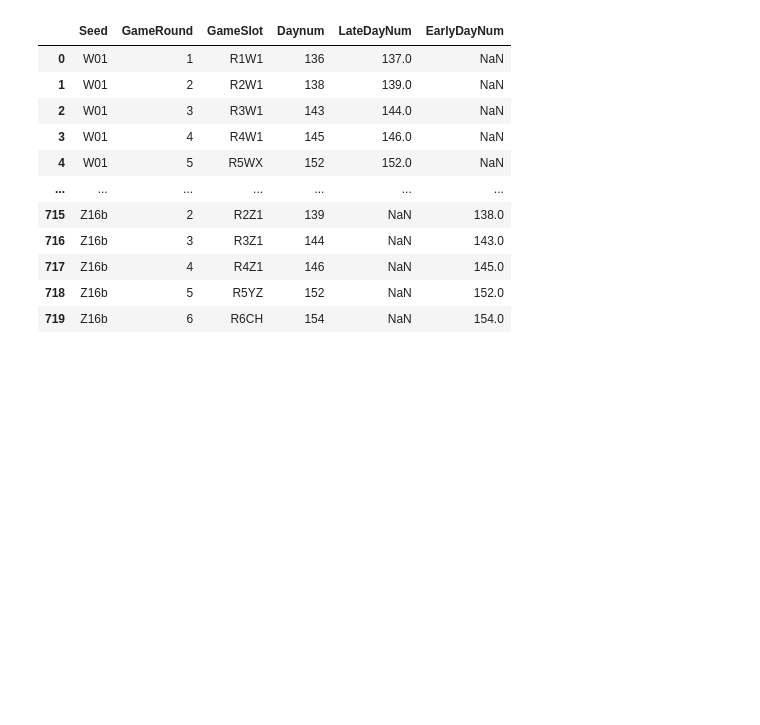
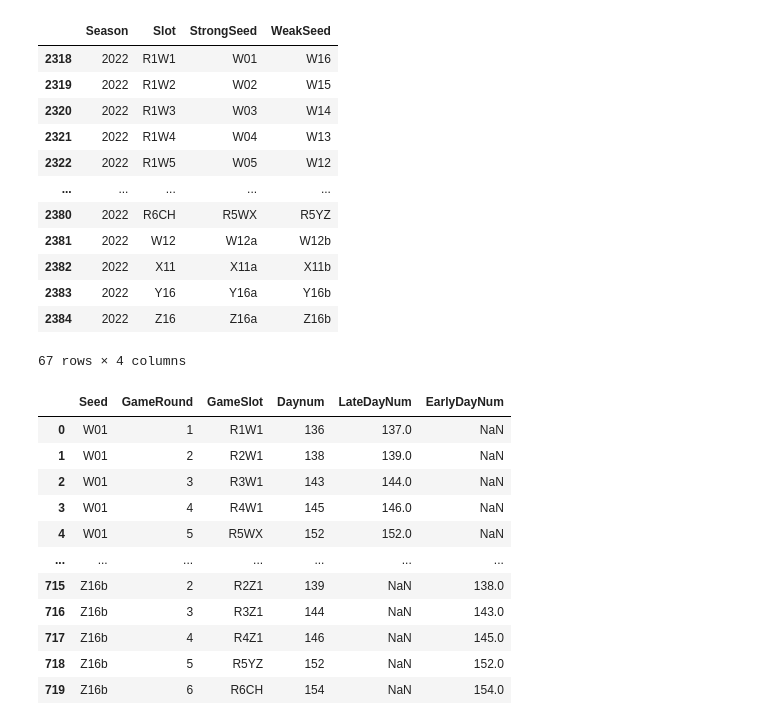
Before and after one commit to sebastiancoombs/Tournament-gym, a Jupyter notebook: Process_data/build mens json.ipynb, the cells around one changed output. Saved outputs shown, nothing was run; the diff lists cells and outputs as text; code cells hidden in the pictures; blank space fills up the shorter version.

```diff
--- a/Process_data/build mens json.ipynb
+++ b/Process_data/build mens json.ipynb
@@ -15,3 +31,19 @@ teams=teams[['TeamID','TeamName']]
+# %%
+slots[slots['Season']==2022]
+# %% [output]
+|  | Season | Slot | StrongSeed | WeakSeed |
+| 2318 | 2022 | R1W1 | W01 | W16 |
+| 2319 | 2022 | R1W2 | W02 | W15 |
+| 2320 | 2022 | R1W3 | W03 | W14 |
+| 2321 | 2022 | R1W4 | W04 | W13 |
+| 2322 | 2022 | R1W5 | W05 | W12 |
+| ... | ... | ... | ... | ... |
+| 2380 | 2022 | R6CH | R5WX | R5YZ |
+| 2381 | 2022 | W12 | W12a | W12b |
+| 2382 | 2022 | X11 | X11a | X11b |
+| 2383 | 2022 | Y16 | Y16a | Y16b |
+| 2384 | 2022 | Z16 | Z16a | Z16b |
+67 rows × 4 columns
 # %%
 r1=rounds.rename(columns={'EarlyDayNum':'Daynum'})
 r2=rounds.rename(columns={'LateDayNum':'Daynum'})
```
Also changed, not shown: parts of 3 cells of this notebook, 11 other files.
